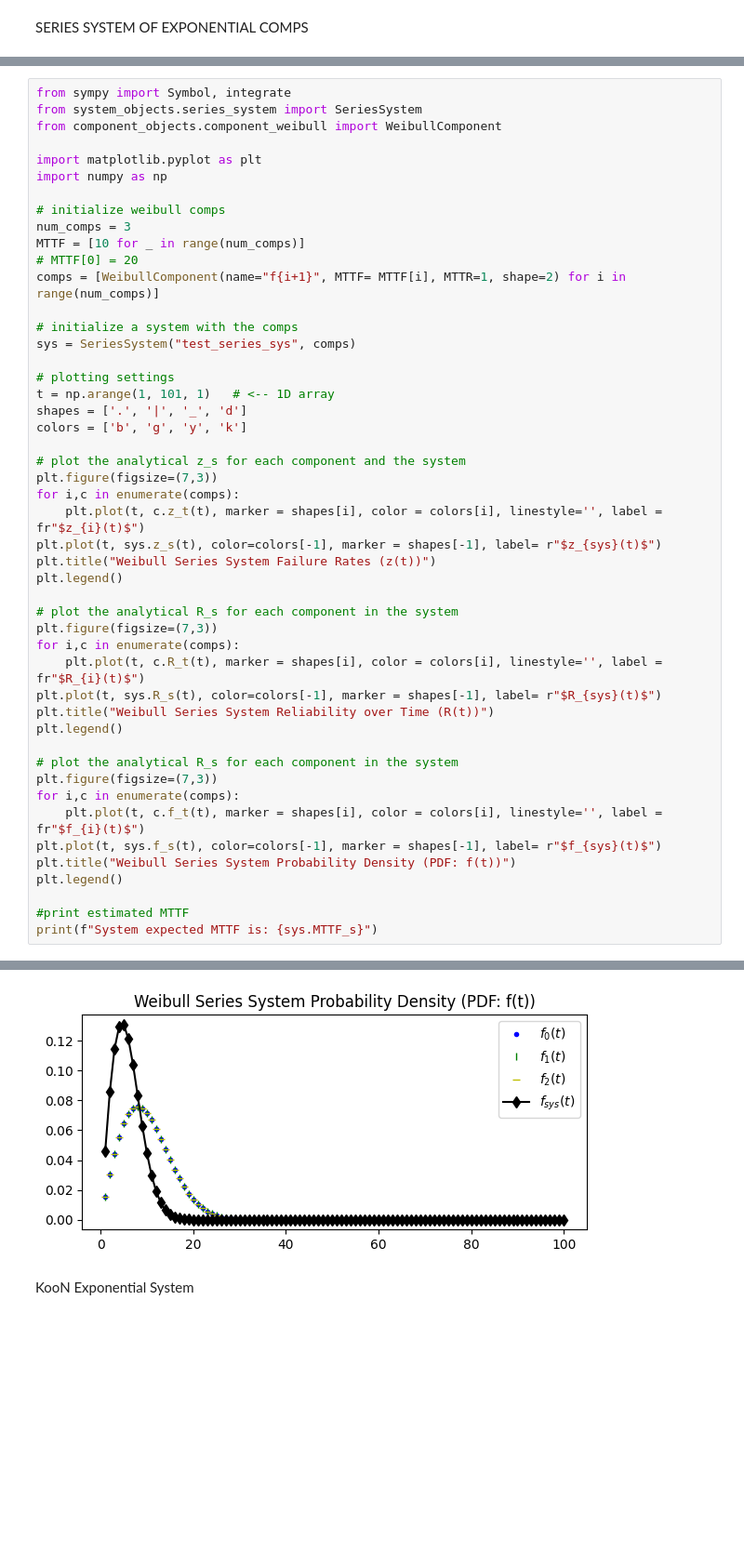
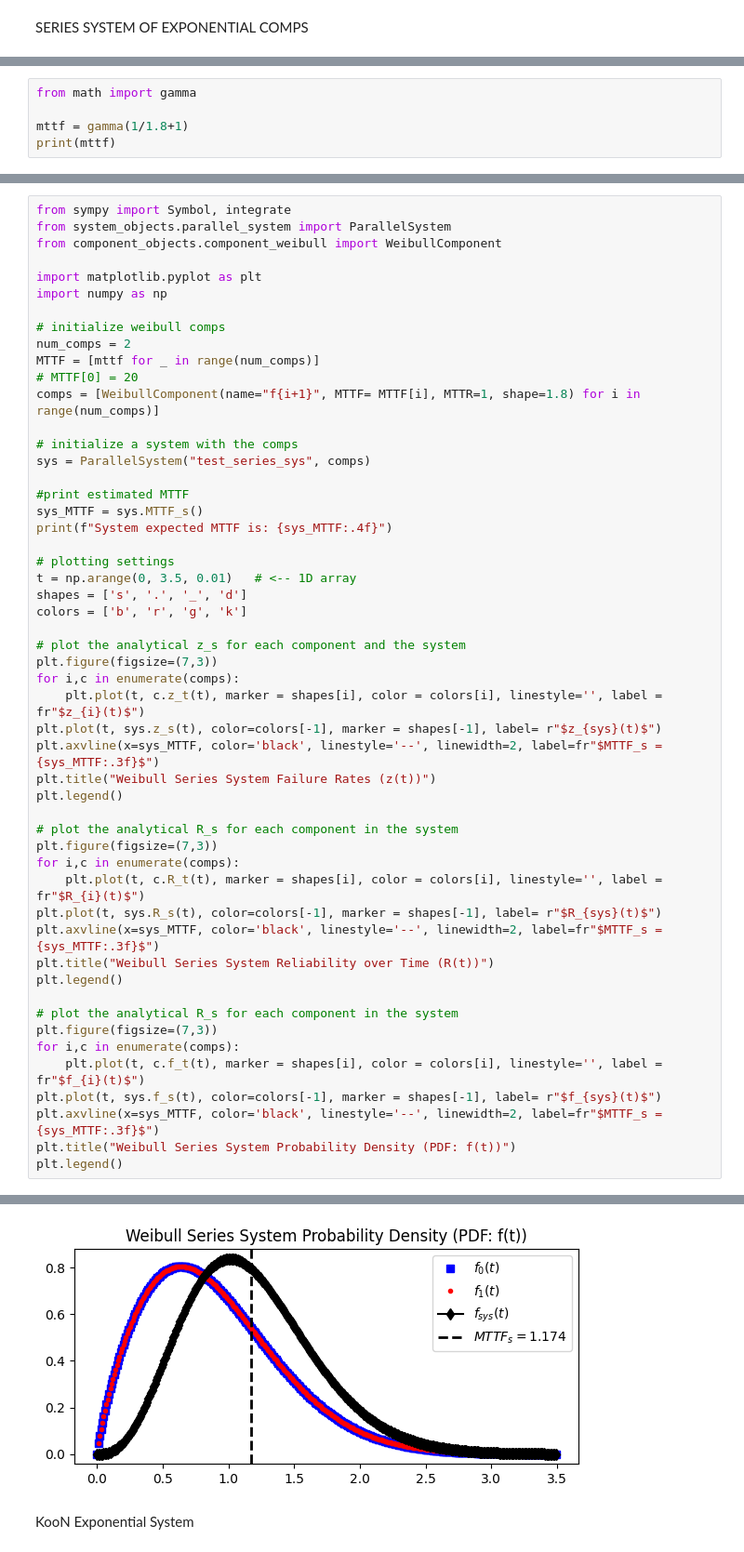
Before and after one commit to andreyaW/KISS2, a Jupyter notebook: object_testing_notebooks/system_test.ipynb, the cells around one changed output, grey strips where cells are left out. Shown at 93% size. Cells and saved outputs as stored; diff of their text form; blank space fills up the shorter version.

Commit message:
all systems updated

```diff
--- a/object_testing_notebooks/system_test.ipynb
+++ b/object_testing_notebooks/system_test.ipynb
@@ -58,0 +61,5 @@ System expected MTTF is: <bound method SeriesSystem.MTTF_s of SeriesSystem(name=
+# %%
+from math import gamma
+
+mttf = gamma(1/1.8+1)
+print(mttf)
@@ -59,30 +68,35 @@ System expected MTTF is: <bound method SeriesSystem.MTTF_s of SeriesSystem(name=
 # %%
 from sympy import Symbol, integrate
-from system_objects.series_system import SeriesSystem
+from system_objects.parallel_system import ParallelSystem
 from component_objects.component_weibull import WeibullComponent
 
 import matplotlib.pyplot as plt
 import numpy as np
 
 # initialize weibull comps
-num_comps = 3
-MTTF = [10 for _ in range(num_comps)]
+num_comps = 2
+MTTF = [mttf for _ in range(num_comps)]
 # MTTF[0] = 20
-comps = [WeibullComponent(name="f{i+1}", MTTF= MTTF[i], MTTR=1, shape=2) for i in range(num_comps)]
+comps = [WeibullComponent(name="f{i+1}", MTTF= MTTF[i], MTTR=1, shape=1.8) for i in range(num_comps)]
 
 # initialize a system with the comps
-sys = SeriesSystem("test_series_sys", comps)
+sys = ParallelSystem("test_series_sys", comps)
+
+#print estimated MTTF
+sys_MTTF = sys.MTTF_s()
+print(f"System expected MTTF is: {sys_MTTF:.4f}")
 
 # plotting settings
-t = np.arange(1, 101, 1)   # <-- 1D array
-shapes = ['.', '|', '_', 'd']
-colors = ['b', 'g', 'y', 'k']
+t = np.arange(0, 3.5, 0.01)   # <-- 1D array
+shapes = ['s', '.', '_', 'd']
+colors = ['b', 'r', 'g', 'k']
 
 # plot the analytical z_s for each component and the system
 plt.figure(figsize=(7,3))
 for i,c in enumerate(comps):
     plt.plot(t, c.z_t(t), marker = shapes[i], color = colors[i], linestyle='', label = fr"$z_{i}(t)$")
 plt.plot(t, sys.z_s(t), color=colors[-1], marker = shapes[-1], label= r"$z_{sys}(t)$")
+plt.axvline(x=sys_MTTF, color='black', linestyle='--', linewidth=2, label=fr"$MTTF_s ={sys_MTTF:.3f}$")
 plt.title("Weibull Series System Failure Rates (z(t))")
 plt.legend()
 
@@ -91,6 +105,7 @@ plt.figure(figsize=(7,3))
 for i,c in enumerate(comps):
     plt.plot(t, c.R_t(t), marker = shapes[i], color = colors[i], linestyle='', label = fr"$R_{i}(t)$")
 plt.plot(t, sys.R_s(t), color=colors[-1], marker = shapes[-1], label= r"$R_{sys}(t)$")
+plt.axvline(x=sys_MTTF, color='black', linestyle='--', linewidth=2, label=fr"$MTTF_s ={sys_MTTF:.3f}$")
 plt.title("Weibull Series System Reliability over Time (R(t))")
 plt.legend()
 
@@ -99,9 +114,7 @@ plt.figure(figsize=(7,3))
 for i,c in enumerate(comps):
     plt.plot(t, c.f_t(t), marker = shapes[i], color = colors[i], linestyle='', label = fr"$f_{i}(t)$")
 plt.plot(t, sys.f_s(t), color=colors[-1], marker = shapes[-1], label= r"$f_{sys}(t)$")
+plt.axvline(x=sys_MTTF, color='black', linestyle='--', linewidth=2, label=fr"$MTTF_s ={sys_MTTF:.3f}$")
 plt.title("Weibull Series System Probability Density (PDF: f(t))")
 plt.legend()
-
-#print estimated MTTF
-print(f"System expected MTTF is: {sys.MTTF_s}")
 # %% [output]
@@ -111,4 +125,4 @@ System expected MTTF is: <bound method SeriesSystem.MTTF_s of SeriesSystem(name=
-[figure, old version]
+[figure, new version]
 # %% [markdown]
 KooN Exponential System
 # %%
```
Also changed, not shown: parts of 11 cells of this notebook, 7 other files.
